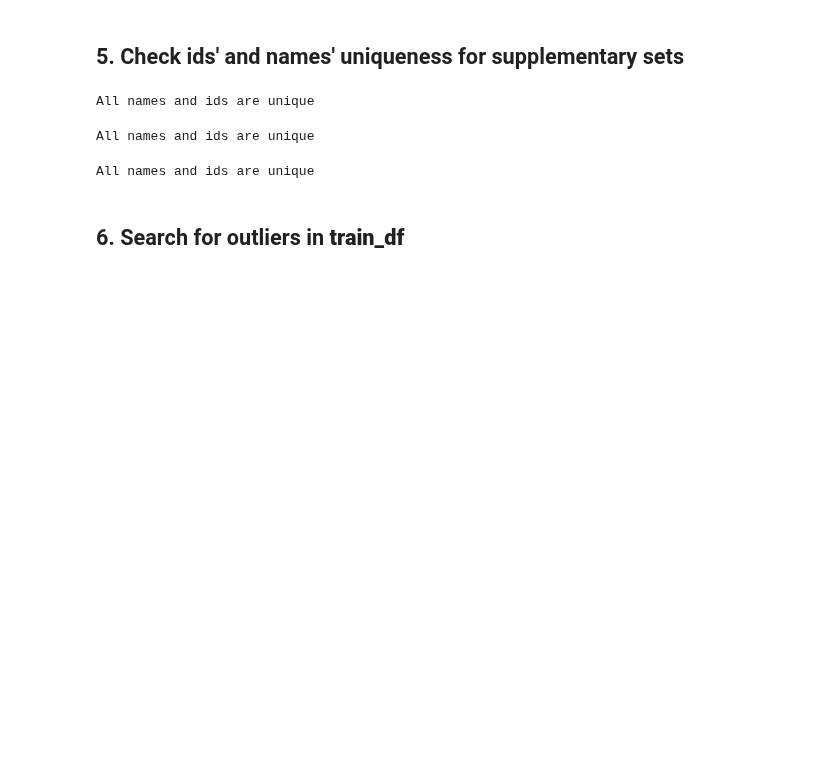
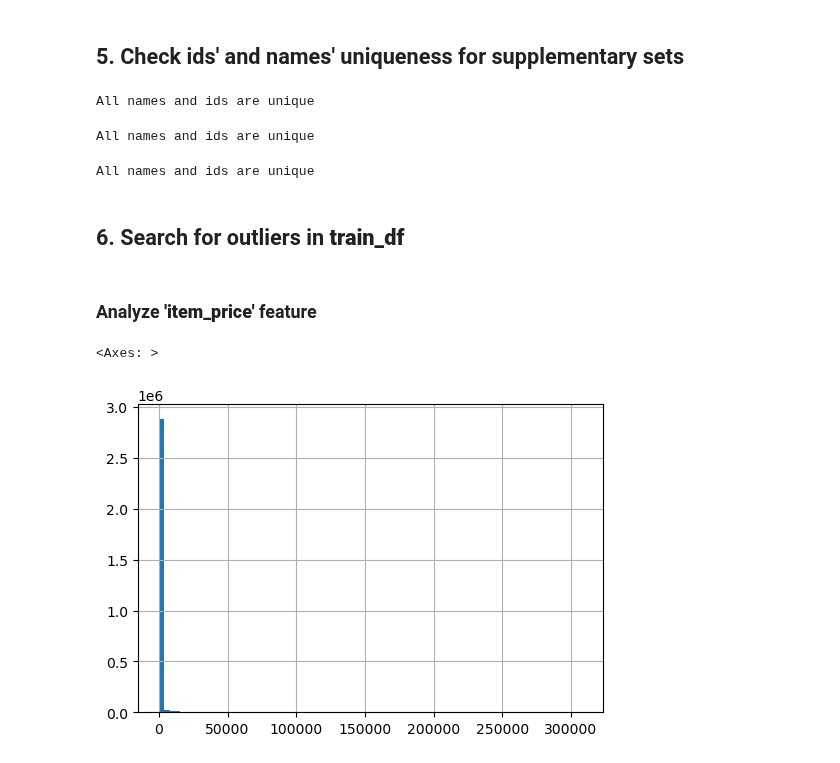
Before and after one commit to Alexennk/ml-ds-practice, a Jupyter notebook: notebooks/dqc_notebook.ipynb, the cells around one changed output. Cells and saved outputs as stored; diff of their text form; code cells hidden in the pictures; blank space fills up the shorter version.

```diff
--- a/notebooks/dqc_notebook.ipynb
+++ b/notebooks/dqc_notebook.ipynb
@@ -271,5 +262,3 @@ Number of duplicated rows: 0
 Number of duplicated rows: 0
 Number of duplicated rows: 0
 Number of duplicated rows: 0
-# %%
-train_df.drop_duplicates(inplace=True)
@@ -313,3 +313,10 @@ dqc.check_unique_ids(items_df, 'item_name', 'item_id')
 All names and ids are unique
 # %% [markdown]
 ## 6. Search for outliers in **train_df**
+# %% [markdown]
+### Analyze **'item_price'** feature
+# %%
+train_df['item_price'].hist(bins=80, figsize=(6, 4))
+# %% [output]
+<Axes: >
+[figure, added]
```
Also changed, not shown: parts of 28 cells of this notebook, 3 other files.
